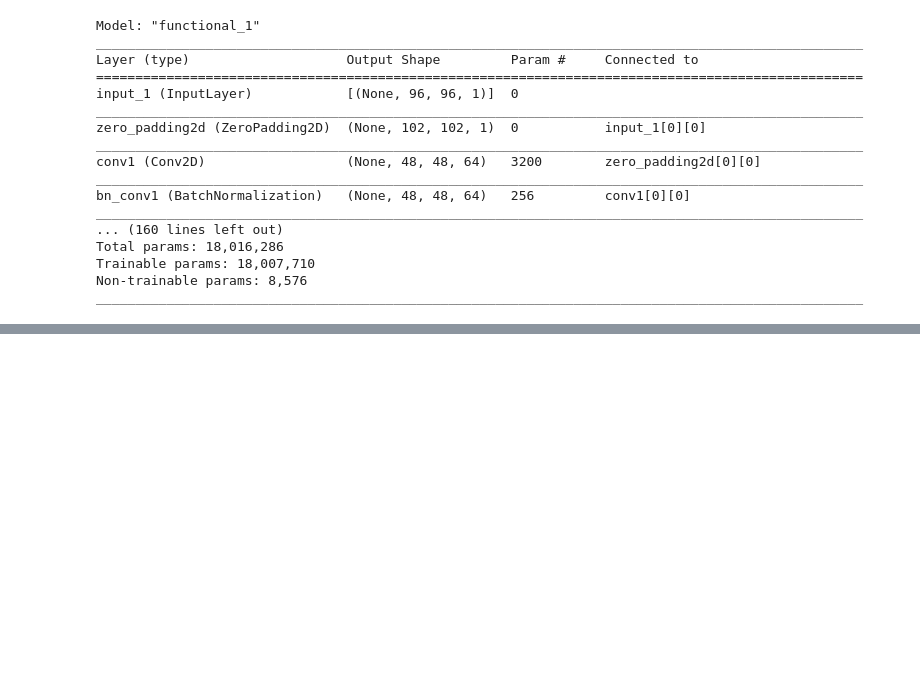
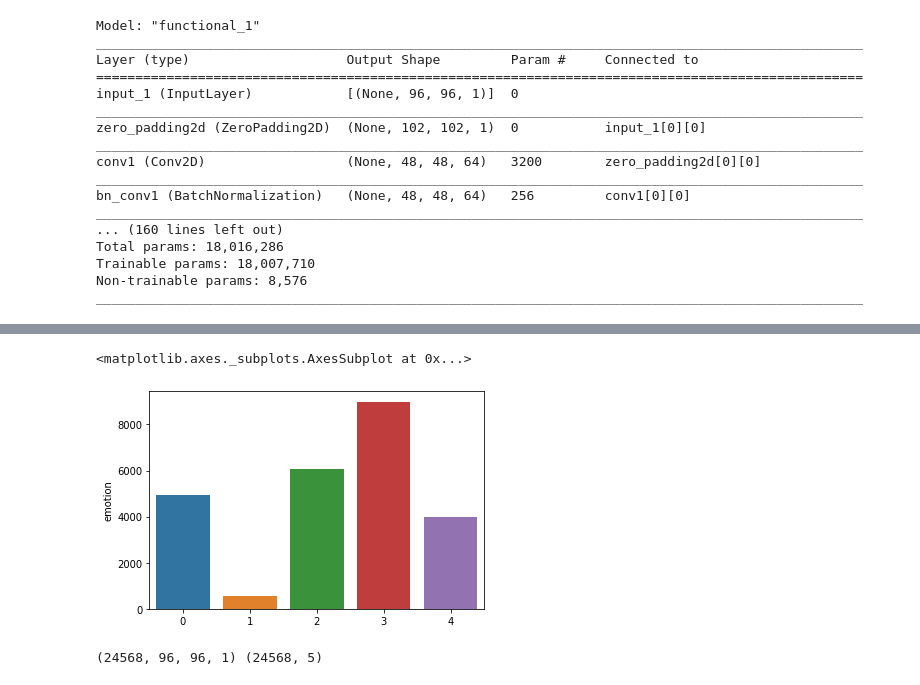
Before and after one commit to speri203/emotion_detection, a Jupyter notebook: Emotion_AI.ipynb, the cells around one changed output, grey strips where cells are left out. Drawn from its saved outputs; the diff is of its cells as text; code cells hidden in the pictures; blank space fills up the shorter version.

```diff
--- a/Emotion_AI.ipynb
+++ b/Emotion_AI.ipynb
@@ -463,0 +586,19 @@ with open('face_points.json', 'w') as json_file:
+# %%
+fig = plt.figure()
+##expression_dropped_df.emotion.value_counts()[0:4]
+sns.barplot(expression_dropped_df.emotion.value_counts().index, expression_dropped_df.emotion.value_counts())
+## It looks like the data is unbalanced, especially for class 1. This will be fixed with augmentation
+# %% [output]
+<matplotlib.axes._subplots.AxesSubplot at 0x...>
+[figure, added]
+# %%
+## Splitting up the data into features and labels
+X_features = expression_dropped_df['resized_image']
+Y_labels = to_categorical(expression_dropped_df.emotion) ## Essentially one-hot encoding
+
+X_features = np.stack(X_features, axis = 0)
+X_features = X_features.reshape(expression_dropped_df.shape[0], 96, 96, 1)
+
+print(X_features.shape, Y_labels.shape)
+# %% [output]
+(24568, 96, 96, 1) (24568, 5)
```
Also changed, not shown: parts of 32 cells of this notebook.
